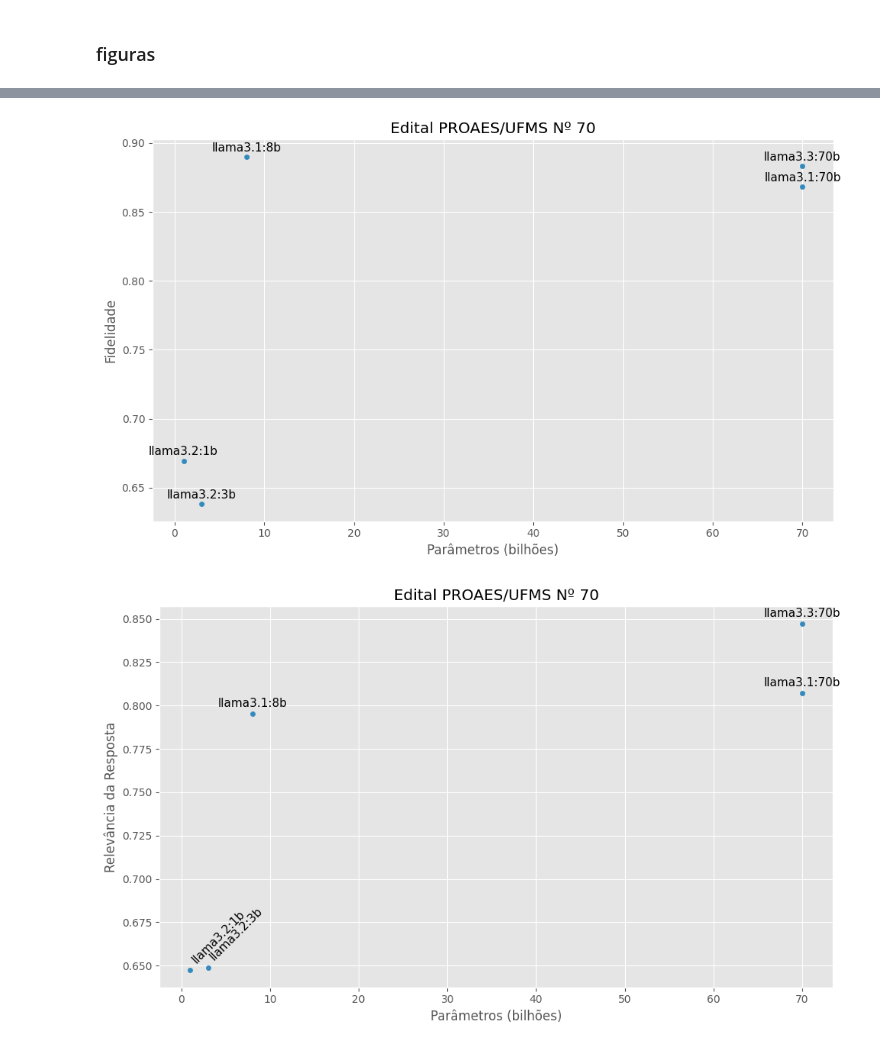
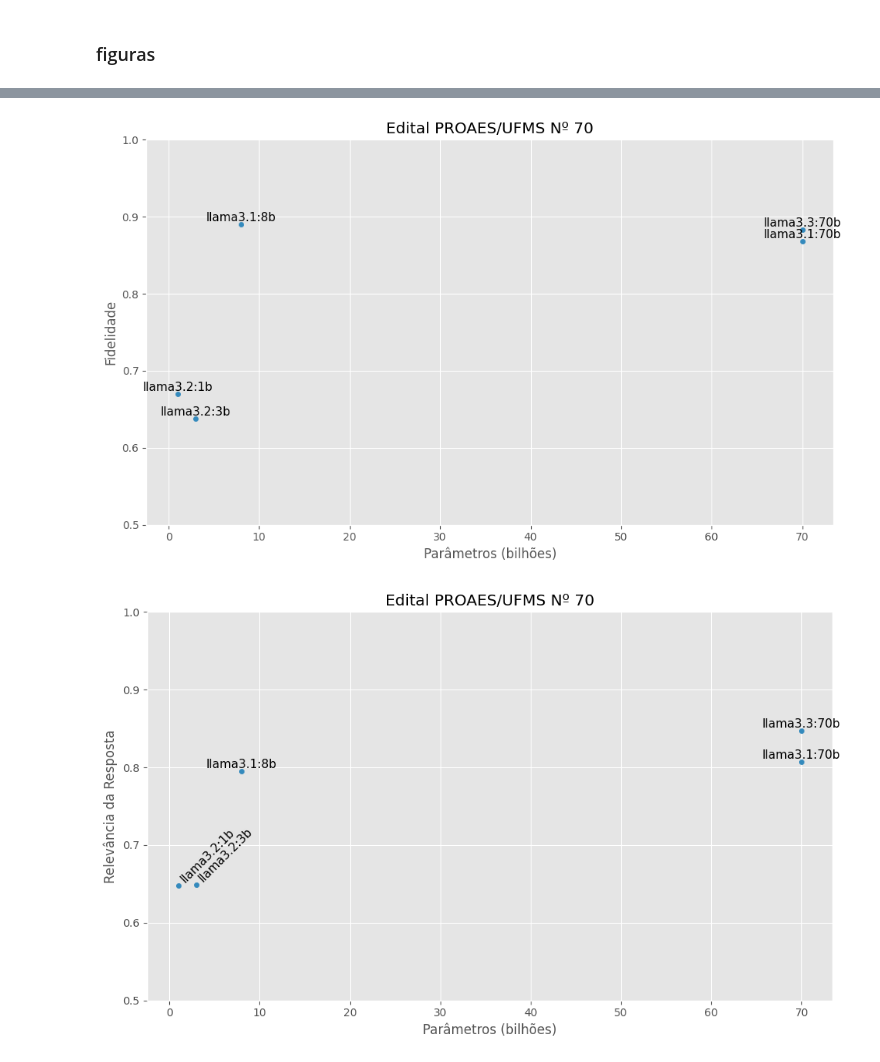
Before and after one commit to lucasstna/CapiGPT, a Jupyter notebook: notebooks/results.ipynb, the cells around one changed output, grey strips where cells are left out. Cells and saved outputs as stored; diff of their text form; code cells hidden in the pictures.

Commit message:
modifying llama graphs to fit into a fixed size window

```diff
--- a/notebooks/results.ipynb
+++ b/notebooks/results.ipynb
@@ -298,6 +298,8 @@ tmp
 # %%
 # extract the number of parameters from the model name
 tmp['n_parameters'] = tmp['model'].str.extract(r'(\d+)b').astype(int)
+# %%
+plt.style.use('ggplot')
 # %%
 # just for "regulamento" file, create subplots showing the faithfulness score by model, variying the number of parameters
 fig3, ax3 = plt.subplots(figsize=(10, 6))
@@ -342,32 +347,34 @@ for i, txt in enumerate(tmp[tmp['file'] == 'edital-70']['model']):
     ax3.text(tmp[tmp['file'] == 'edital-70']['n_parameters'].iloc[i], tmp[tmp['file'] == 'edital-70']['faithfulness'].iloc[i] + 0.004, txt, fontsize=11, rotation=0, ha='center')
 
 plt.tight_layout()
+ax3.set_ylim(0.5, 1.0)
 plt.savefig('../tests/graphs/llama-edital-70-fidelidade-metrics.pdf', format='pdf', bbox_inches='tight')
 plt.show()
 # %% [output]
-[figure, old version]
+[figure, new version]
 # %%
 # just for "edital-70" file, create subplots showing the faithfulness score by model, variying the number of parameters
 fig3, ax3 = plt.subplots(figsize=(10, 6))
 tmp[tmp['file'] == 'edital-70'].sort_values(by='n_parameters').plot(x='n_parameters', y='answer_relevancy', kind='scatter', ax=ax3)
 ax3.set_title('Edital PROAES/UFMS Nº 70')
 ax3.set_ylabel('Relevância da Resposta')
 ax3.set_xlabel('Parâmetros (bilhões)')
 
 for i, txt in enumerate(tmp[tmp['file'] == 'edital-70']['model']):
 
     if ('1b' in txt):
         ax3.text(tmp[tmp['file'] == 'edital-70']['n_parameters'].iloc[i], tmp[tmp['file'] == 'edital-70']['answer_relevancy'].iloc[i] + 0.004, txt, fontsize=11, rotation=45, ha='left')
     elif ('3b' in txt):
         ax3.text(tmp[tmp['file'] == 'edital-70']['n_parameters'].iloc[i], tmp[tmp['file'] == 'edital-70']['answer_relevancy'].iloc[i] + 0.004, txt, fontsize=11, rotation=45, ha='left')
     else:
         ax3.text(tmp[tmp['file'] == 'edital-70']['n_parameters'].iloc[i], tmp[tmp['file'] == 'edital-70']['answer_relevancy'].iloc[i] + 0.004, txt, fontsize=11, rotation=0, ha='center')
 
 plt.tight_layout()
+ax3.set_ylim(0.5, 1.0)
 plt.savefig('../tests/graphs/llama-edital-70-relevancia-metrics.pdf', format='pdf', bbox_inches='tight')
 plt.show()
 # %% [output]
-[figure, old version]
+[figure, new version]
 # %%
 # just for "regulamento" file, create subplots showing the faithfulness score by model, variying the number of parameters
 fig3, ax3 = plt.subplots(figsize=(10, 6))
```
Also changed, not shown: parts of 4 cells of this notebook, 7 other files.
